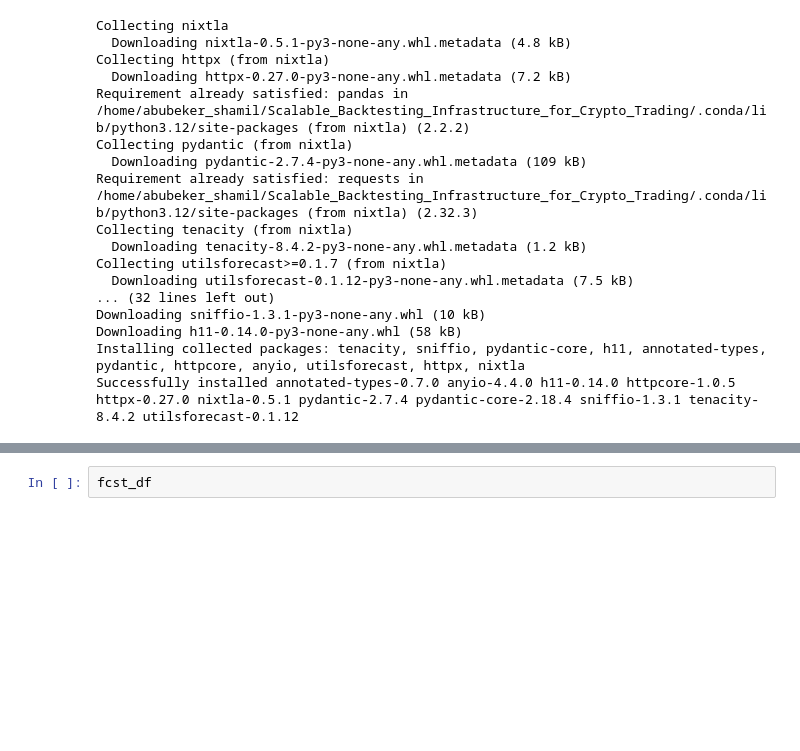
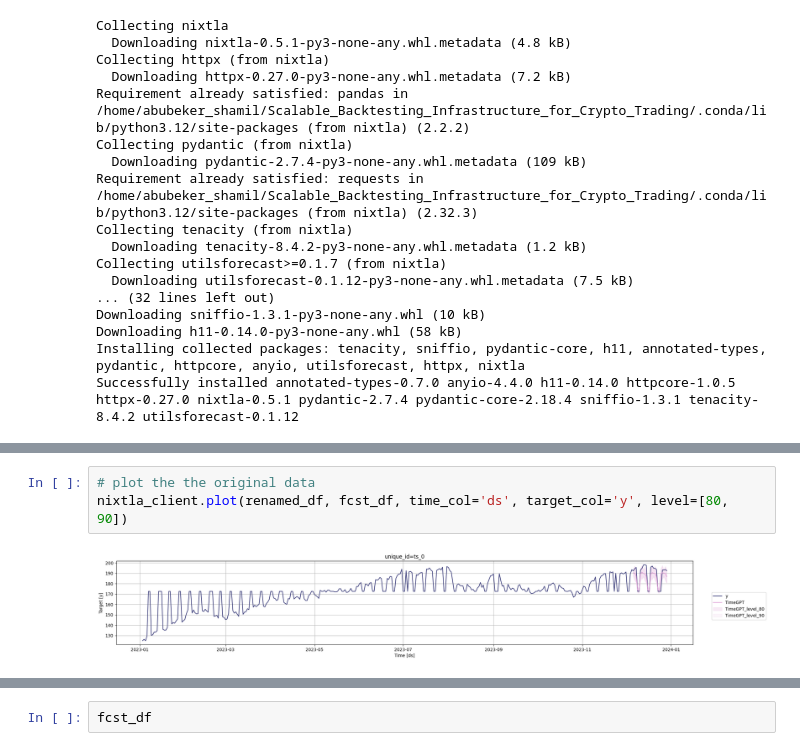
Before and after one commit to 10Accademy-InsightStreamInc/Scalable_Backtesting_Infrastructure_for_Crypto_Trading, a Jupyter notebook: notebooks/lstm.ipynb, the cells around one changed output, grey strips where cells are left out. Cells and saved outputs as stored; diff of their text form; blank space fills up the shorter version.

```diff
--- a/notebooks/lstm.ipynb
+++ b/notebooks/lstm.ipynb
@@ -88,0 +195,5 @@ INFO:matplotlib.font_manager:generated new fontManager
+# %%
+# plot the the original data
+nixtla_client.plot(renamed_df, fcst_df, time_col='ds', target_col='y', level=[80, 90])
+# %% [output]
+[figure, added]
```
Also changed, not shown: parts of 27 cells of this notebook, 21 other files.
